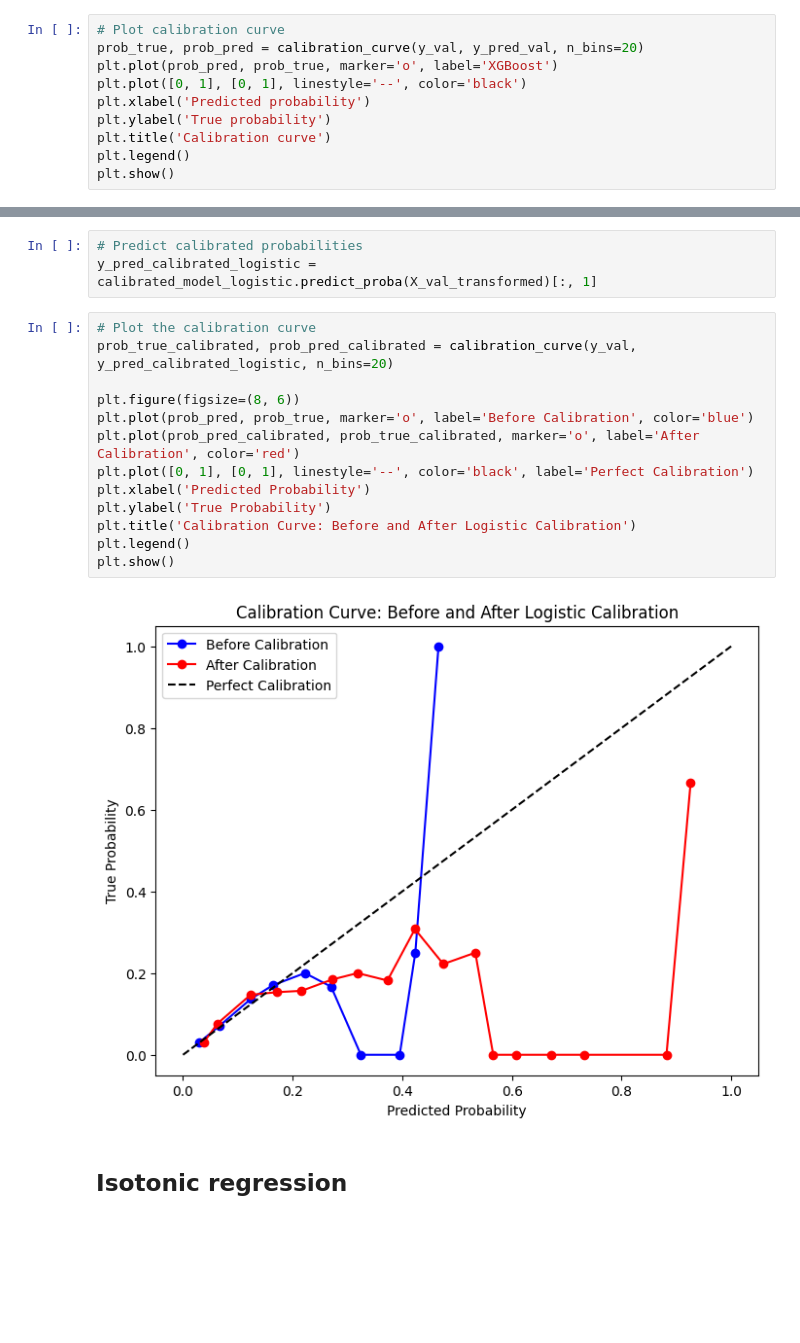
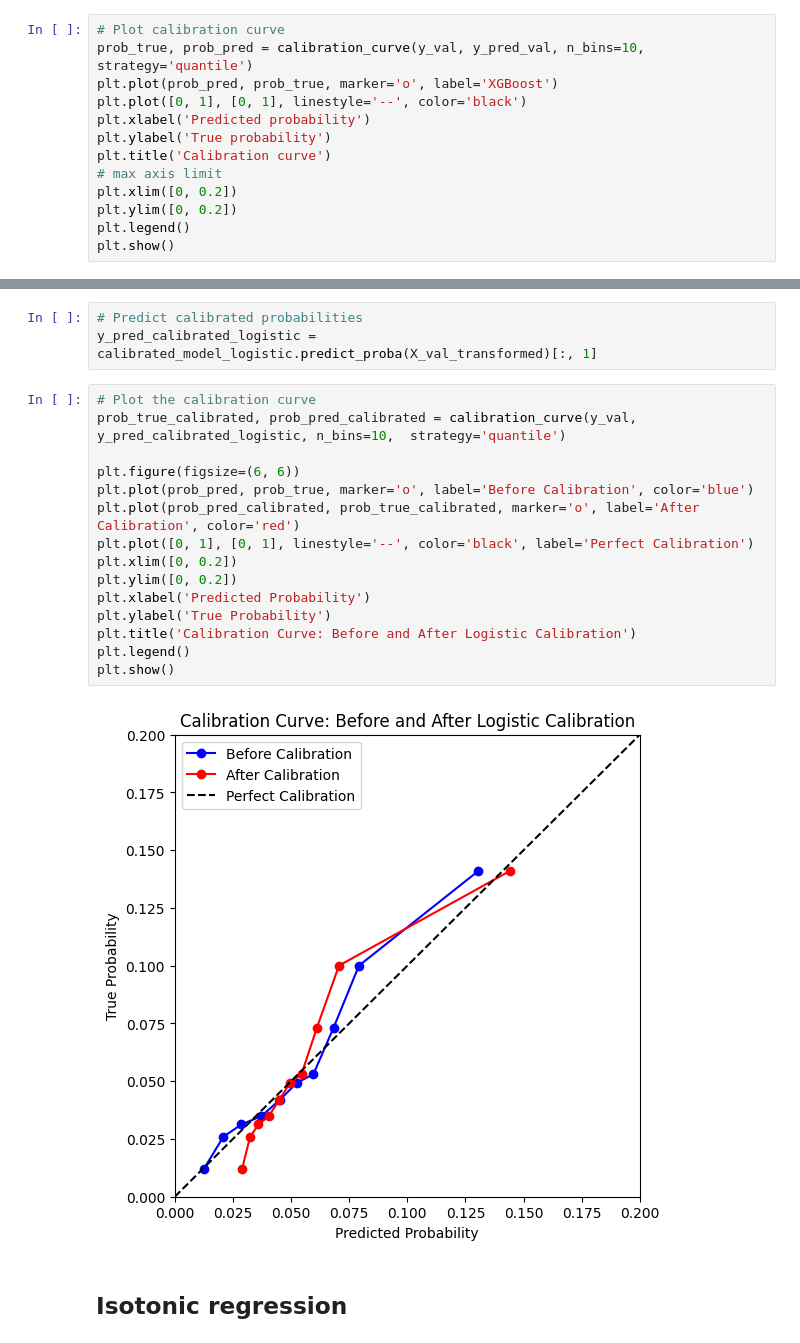
Before and after one commit to polinaknutssonklarna/model_development, a Jupyter notebook: model_development/5_calibration.ipynb, the cells around one changed output, grey strips where cells are left out. Cells and saved outputs as stored; diff of their text form; blank space fills up the shorter version.

```diff
--- a/model_development/5_calibration.ipynb
+++ b/model_development/5_calibration.ipynb
@@ -323,12 +323,15 @@ XGBClassifier(base_score=None, booster=None, callbacks=None,
 y_pred_val = final_model.predict_proba(X_val_transformed)[:, 1]
 # %%
 # Plot calibration curve
-prob_true, prob_pred = calibration_curve(y_val, y_pred_val, n_bins=20)
+prob_true, prob_pred = calibration_curve(y_val, y_pred_val, n_bins=10, strategy='quantile')
 plt.plot(prob_pred, prob_true, marker='o', label='XGBoost')
 plt.plot([0, 1], [0, 1], linestyle='--', color='black')
 plt.xlabel('Predicted probability')
 plt.ylabel('True probability')
 plt.title('Calibration curve')
+# max axis limit
+plt.xlim([0, 0.2])
+plt.ylim([0, 0.2])
 plt.legend()
 plt.show()
 # %% [output]
@@ -370,19 +387,21 @@ CalibratedClassifierCV(cv='prefit',
 y_pred_calibrated_logistic = calibrated_model_logistic.predict_proba(X_val_transformed)[:, 1]
 # %%
 # Plot the calibration curve
-prob_true_calibrated, prob_pred_calibrated = calibration_curve(y_val, y_pred_calibrated_logistic, n_bins=20)
+prob_true_calibrated, prob_pred_calibrated = calibration_curve(y_val, y_pred_calibrated_logistic, n_bins=10,  strategy='quantile')
 
-plt.figure(figsize=(8, 6))
+plt.figure(figsize=(6, 6))
 plt.plot(prob_pred, prob_true, marker='o', label='Before Calibration', color='blue')
 plt.plot(prob_pred_calibrated, prob_true_calibrated, marker='o', label='After Calibration', color='red')
 plt.plot([0, 1], [0, 1], linestyle='--', color='black', label='Perfect Calibration')
+plt.xlim([0, 0.2])
+plt.ylim([0, 0.2])
 plt.xlabel('Predicted Probability')
 plt.ylabel('True Probability')
 plt.title('Calibration Curve: Before and After Logistic Calibration')
 plt.legend()
 plt.show()
 # %% [output]
-[figure, old version]
+[figure, new version]
 # %% [markdown]
 ## Isotonic regression
 # %%
```
Also changed, not shown: parts of 4 cells of this notebook.
